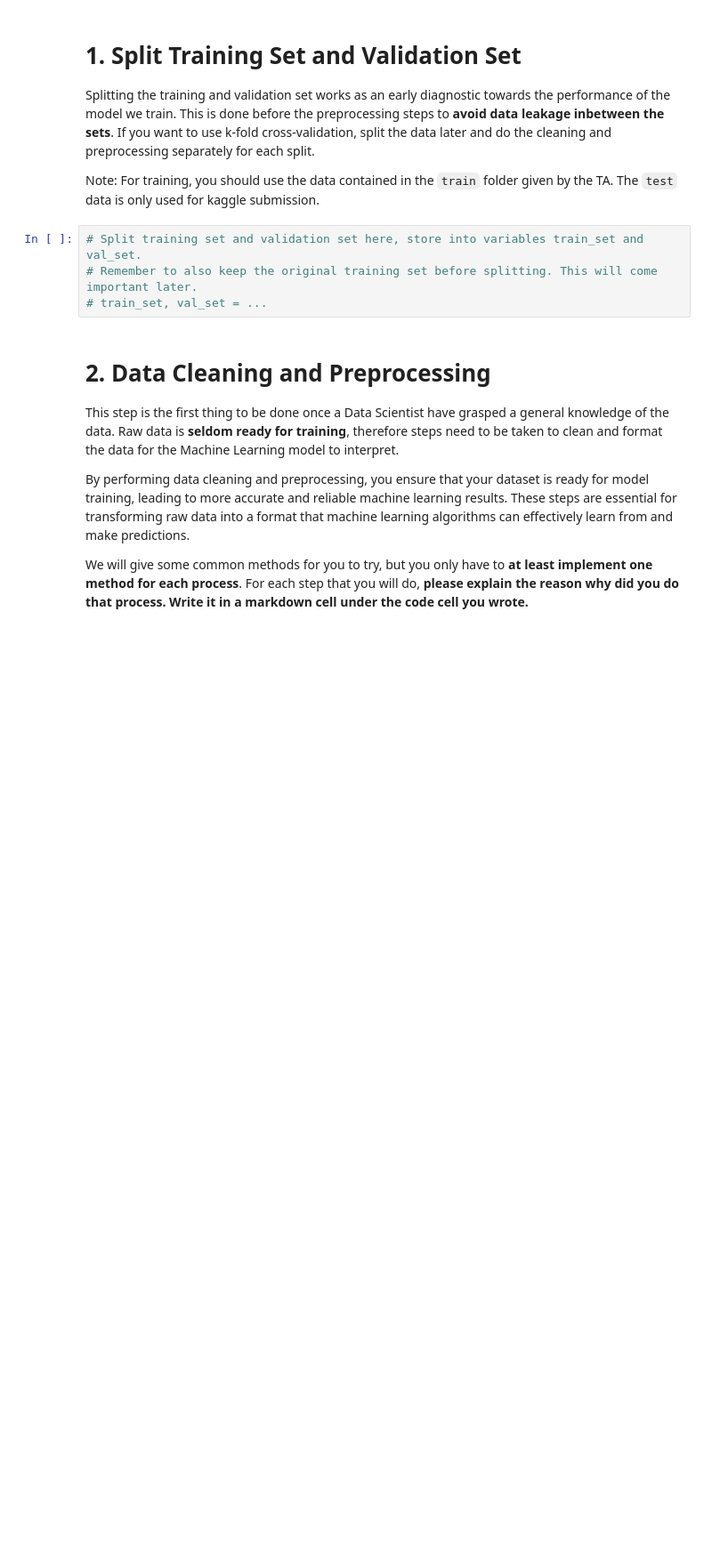
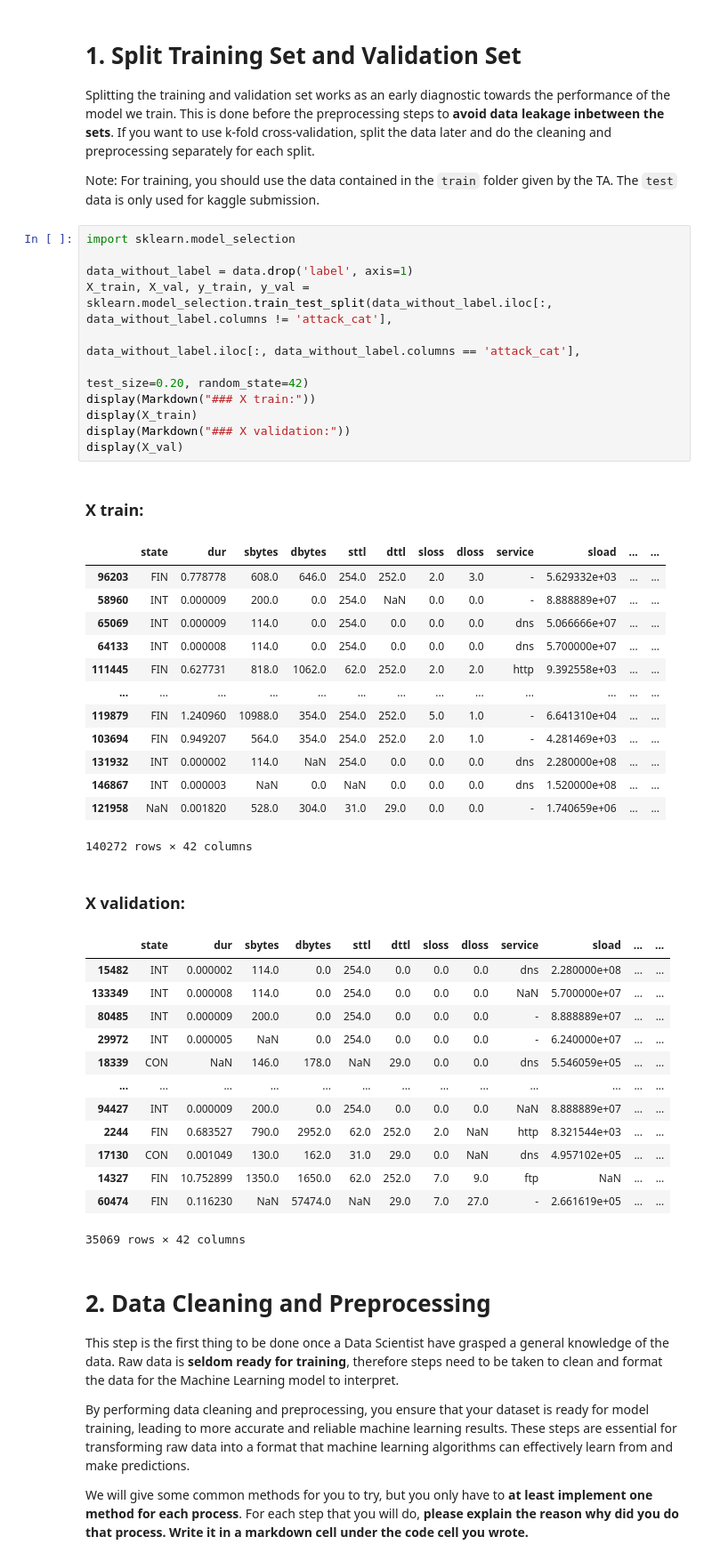
Before and after one commit to SandWithCheese/Tubes02_AI, a Jupyter notebook: src/Template.ipynb, the cells around one changed output. Shown: that part at 89% size. Drawn from its saved outputs; the diff is of its cells as text; blank space fills up the shorter version.

```diff
--- a/src/Template.ipynb
+++ b/src/Template.ipynb
@@ -108,10 +440,46 @@ display(Markdown(markdown_content))
 Splitting the training and validation set works as an early diagnostic towards the performance of the model we train. This is done before the preprocessing steps to **avoid data leakage inbetween the sets**. If you want to use k-fold cross-validation, split the data later and do the cleaning and preprocessing separately for each split.
 
 Note: For training, you should use the data contained in the `train` folder given by the TA. The `test` data is only used for kaggle submission.
-# %%
-# Split training set and validation set here, store into variables train_set and val_set.
-# Remember to also keep the original training set before splitting. This will come important later.
-# train_set, val_set = ...
+# %%
+import sklearn.model_selection
+
+data_without_label = data.drop('label', axis=1)
+X_train, X_val, y_train, y_val = sklearn.model_selection.train_test_split(data_without_label.iloc[:, data_without_label.columns != 'attack_cat'],
+                                                                          data_without_label.iloc[:, data_without_label.columns == 'attack_cat'],
+                                                                          test_size=0.20, random_state=42)
+display(Markdown("### X train:"))
+display(X_train)
+display(Markdown("### X validation:"))
+display(X_val)
+# %% [output]
+### X train:
+|  | state | dur | sbytes | dbytes | sttl | dttl | sloss | dloss | service | sload | ... | ... |
+| 96203 | FIN | 0.778778 | 608.0 | 646.0 | 254.0 | 252.0 | 2.0 | 3.0 | - | 5.629332e+03 | ... | ... |
+| 58960 | INT | 0.000009 | 200.0 | 0.0 | 254.0 | NaN | 0.0 | 0.0 | - | 8.888889e+07 | ... | ... |
+| 65069 | INT | 0.000009 | 114.0 | 0.0 | 254.0 | 0.0 | 0.0 | 0.0 | dns | 5.066666e+07 | ... | ... |
+| 64133 | INT | 0.000008 | 114.0 | 0.0 | 254.0 | 0.0 | 0.0 | 0.0 | dns | 5.700000e+07 | ... | ... |
+| 111445 | FIN | 0.627731 | 818.0 | 1062.0 | 62.0 | 252.0 | 2.0 | 2.0 | http | 9.392558e+03 | ... | ... |
+| ... | ... | ... | ... | ... | ... | ... | ... | ... | ... | ... | ... | ... |
+| 119879 | FIN | 1.240960 | 10988.0 | 354.0 | 254.0 | 252.0 | 5.0 | 1.0 | - | 6.641310e+04 | ... | ... |
+| 103694 | FIN | 0.949207 | 564.0 | 354.0 | 254.0 | 252.0 | 2.0 | 1.0 | - | 4.281469e+03 | ... | ... |
+| 131932 | INT | 0.000002 | 114.0 | NaN | 254.0 | 0.0 | 0.0 | 0.0 | dns | 2.280000e+08 | ... | ... |
+| 146867 | INT | 0.000003 | NaN | 0.0 | NaN | 0.0 | 0.0 | 0.0 | dns | 1.520000e+08 | ... | ... |
+| 121958 | NaN | 0.001820 | 528.0 | 304.0 | 31.0 | 29.0 | 0.0 | 0.0 | - | 1.740659e+06 | ... | ... |
+140272 rows × 42 columns
+### X validation:
+|  | state | dur | sbytes | dbytes | sttl | dttl | sloss | dloss | service | sload | ... | ... |
+| 15482 | INT | 0.000002 | 114.0 | 0.0 | 254.0 | 0.0 | 0.0 | 0.0 | dns | 2.280000e+08 | ... | ... |
+| 133349 | INT | 0.000008 | 114.0 | 0.0 | 254.0 | 0.0 | 0.0 | 0.0 | NaN | 5.700000e+07 | ... | ... |
+| 80485 | INT | 0.000009 | 200.0 | 0.0 | 254.0 | 0.0 | 0.0 | 0.0 | - | 8.888889e+07 | ... | ... |
+| 29972 | INT | 0.000005 | NaN | 0.0 | 254.0 | 0.0 | 0.0 | 0.0 | - | 6.240000e+07 | ... | ... |
+| 18339 | CON | NaN | 146.0 | 178.0 | NaN | 29.0 | 0.0 | 0.0 | dns | 5.546059e+05 | ... | ... |
+| ... | ... | ... | ... | ... | ... | ... | ... | ... | ... | ... | ... | ... |
+| 94427 | INT | 0.000009 | 200.0 | 0.0 | 254.0 | 0.0 | 0.0 | 0.0 | NaN | 8.888889e+07 | ... | ... |
+| 2244 | FIN | 0.683527 | 790.0 | 2952.0 | 62.0 | 252.0 | 2.0 | NaN | http | 8.321544e+03 | ... | ... |
+| 17130 | CON | 0.001049 | 130.0 | 162.0 | 31.0 | 29.0 | 0.0 | NaN | dns | 4.957102e+05 | ... | ... |
+| 14327 | FIN | 10.752899 | 1350.0 | 1650.0 | 62.0 | 252.0 | 7.0 | 9.0 | ftp | NaN | ... | ... |
+| 60474 | FIN | 0.116230 | NaN | 57474.0 | NaN | 29.0 | 7.0 | 27.0 | - | 2.661619e+05 | ... | ... |
+35069 rows × 42 columns
 # %% [markdown]
 # 2. Data Cleaning and Preprocessing
 
```
Also changed, not shown: parts of 21 cells of this notebook, 14 other files.
